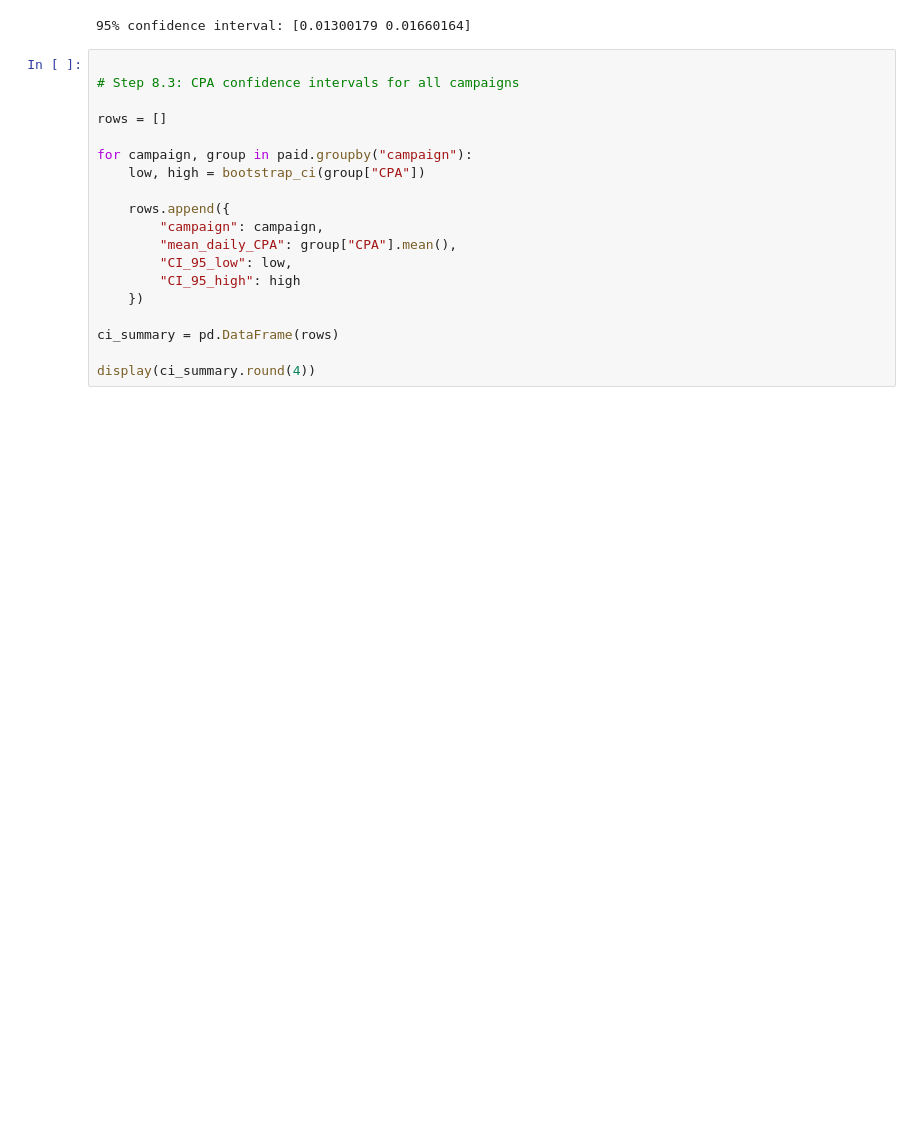
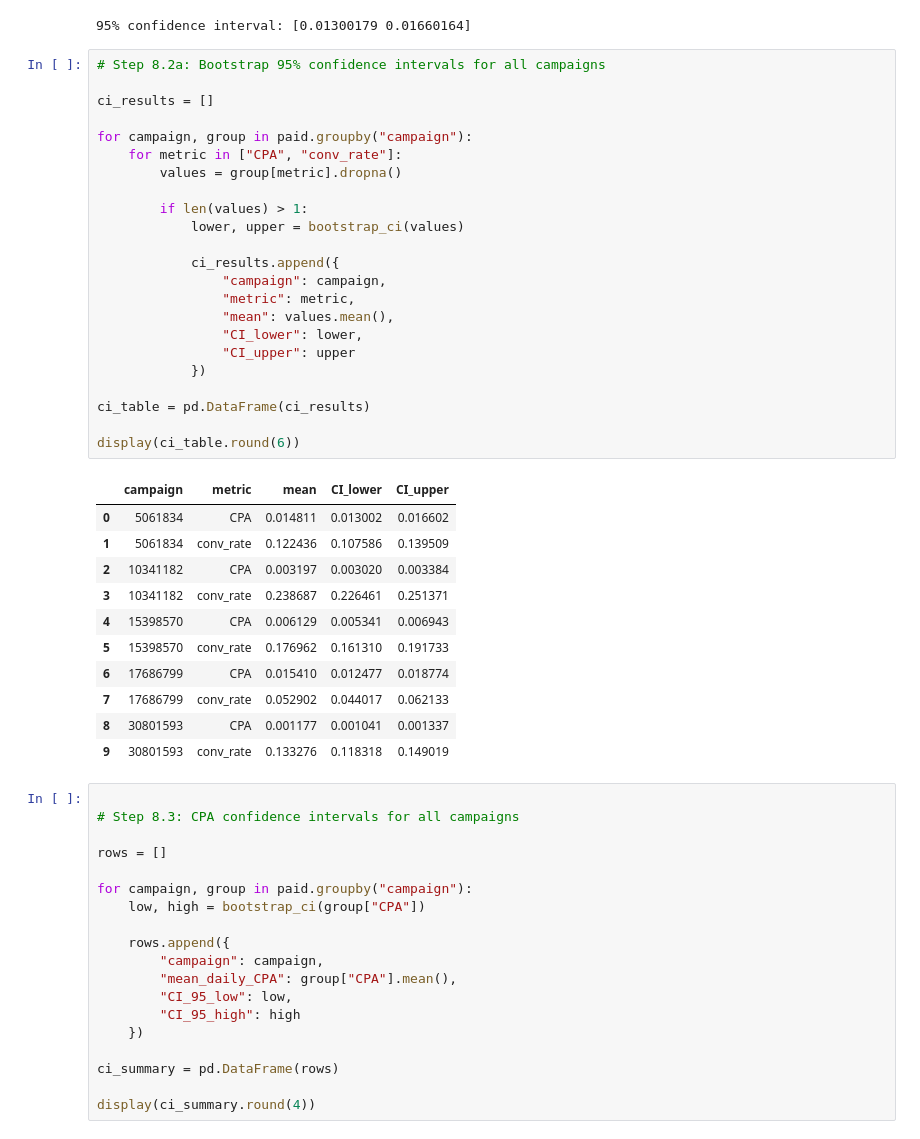
Before and after one commit to Marthaolukayode/lab-statistical-analysis, a Jupyter notebook: lab_statistical_analysis_STUDENT.ipynb, the cells around one changed output. Cells and saved outputs as stored; diff of their text form; blank space fills up the shorter version.

Commit message:
Fix conversion rate consistency and complete confidence interval reporting

```diff
--- a/lab_statistical_analysis_STUDENT.ipynb
+++ b/lab_statistical_analysis_STUDENT.ipynb
@@ -1399,6 +1400,41 @@ sample = paid.loc[paid["campaign"] == 5061834, "CPA"]
 print("95% confidence interval:", bootstrap_ci(sample))
 # %% [output]
 95% confidence interval: [0.01300179 0.01660164]
+# %%
+# Step 8.2a: Bootstrap 95% confidence intervals for all campaigns
+
+ci_results = []
+
+for campaign, group in paid.groupby("campaign"):
+    for metric in ["CPA", "conv_rate"]:
+        values = group[metric].dropna()
+
+        if len(values) > 1:
+            lower, upper = bootstrap_ci(values)
+
+            ci_results.append({
+                "campaign": campaign,
+                "metric": metric,
+                "mean": values.mean(),
+                "CI_lower": lower,
+                "CI_upper": upper
+            })
+
+ci_table = pd.DataFrame(ci_results)
+
+display(ci_table.round(6))
+# %% [output]
+|  | campaign | metric | mean | CI_lower | CI_upper |
+| 0 | 5061834 | CPA | 0.014811 | 0.013002 | 0.016602 |
+| 1 | 5061834 | conv_rate | 0.122436 | 0.107586 | 0.139509 |
+| 2 | 10341182 | CPA | 0.003197 | 0.003020 | 0.003384 |
+| 3 | 10341182 | conv_rate | 0.238687 | 0.226461 | 0.251371 |
+| 4 | 15398570 | CPA | 0.006129 | 0.005341 | 0.006943 |
+| 5 | 15398570 | conv_rate | 0.176962 | 0.161310 | 0.191733 |
+| 6 | 17686799 | CPA | 0.015410 | 0.012477 | 0.018774 |
+| 7 | 17686799 | conv_rate | 0.052902 | 0.044017 | 0.062133 |
+| 8 | 30801593 | CPA | 0.001177 | 0.001041 | 0.001337 |
+| 9 | 30801593 | conv_rate | 0.133276 | 0.118318 | 0.149019 |
 # %%
 
 # Step 8.3: CPA confidence intervals for all campaigns
```
Also changed, not shown: parts of 2 cells of this notebook, 3 other files.
